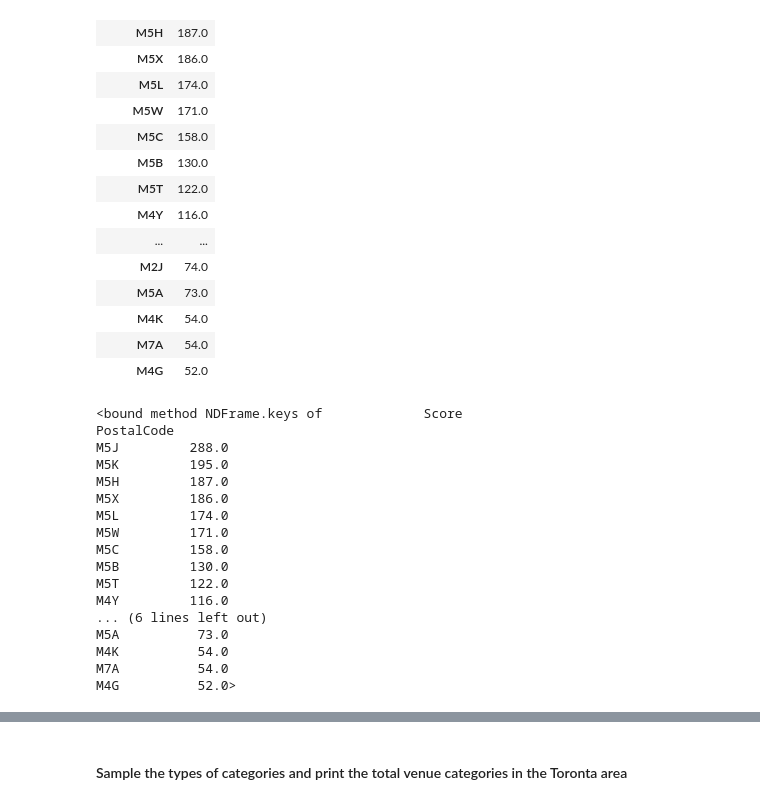
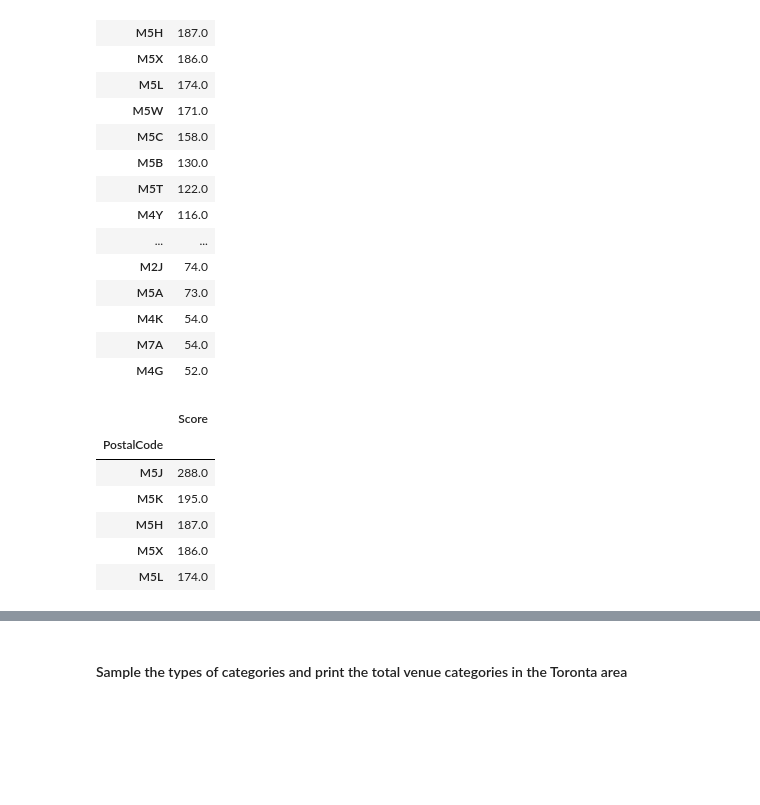
Before and after one commit to jboyce95/Coursera-IBM-DS-Capstone_Wk4-5, a Jupyter notebook: Coursera_Capstone_Toronto_Wk4-5.ipynb, the cells around one changed output, grey strips where cells are left out. Drawn from its saved outputs; the diff is of its cells as text; code cells hidden in the pictures; blank space fills up the shorter version.

```diff
--- a/Coursera_Capstone_Toronto_Wk4-5.ipynb
+++ b/Coursera_Capstone_Toronto_Wk4-5.ipynb
@@ -460,23 +447,14 @@ df_scores_gb_sorted_top20
 | M4K | 54.0 |
 | M7A | 54.0 |
 | M4G | 52.0 |
-# %%
-df_scores_gb_sorted_top20.keys
-# %% [output]
-<bound method NDFrame.keys of             Score
-PostalCode
-M5J         288.0
-M5K         195.0
-M5H         187.0
-M5X         186.0
-M5L         174.0
-M5W         171.0
-M5C         158.0
-M5B         130.0
-M5T         122.0
-M4Y         116.0
-... (6 lines left out)
-M5A          73.0
-M4K          54.0
-M7A          54.0
-M4G          52.0>
+# %%
+df_scores_gb_sorted_top5 = df_scores_gb_sorted.head(5)
+df_scores_gb_sorted_top5
+# %% [output]
+|  | Score |
+| PostalCode |  |
+| M5J | 288.0 |
+| M5K | 195.0 |
+| M5H | 187.0 |
+| M5X | 186.0 |
+| M5L | 174.0 |
```
Also changed, not shown: parts of 14 cells of this notebook.
